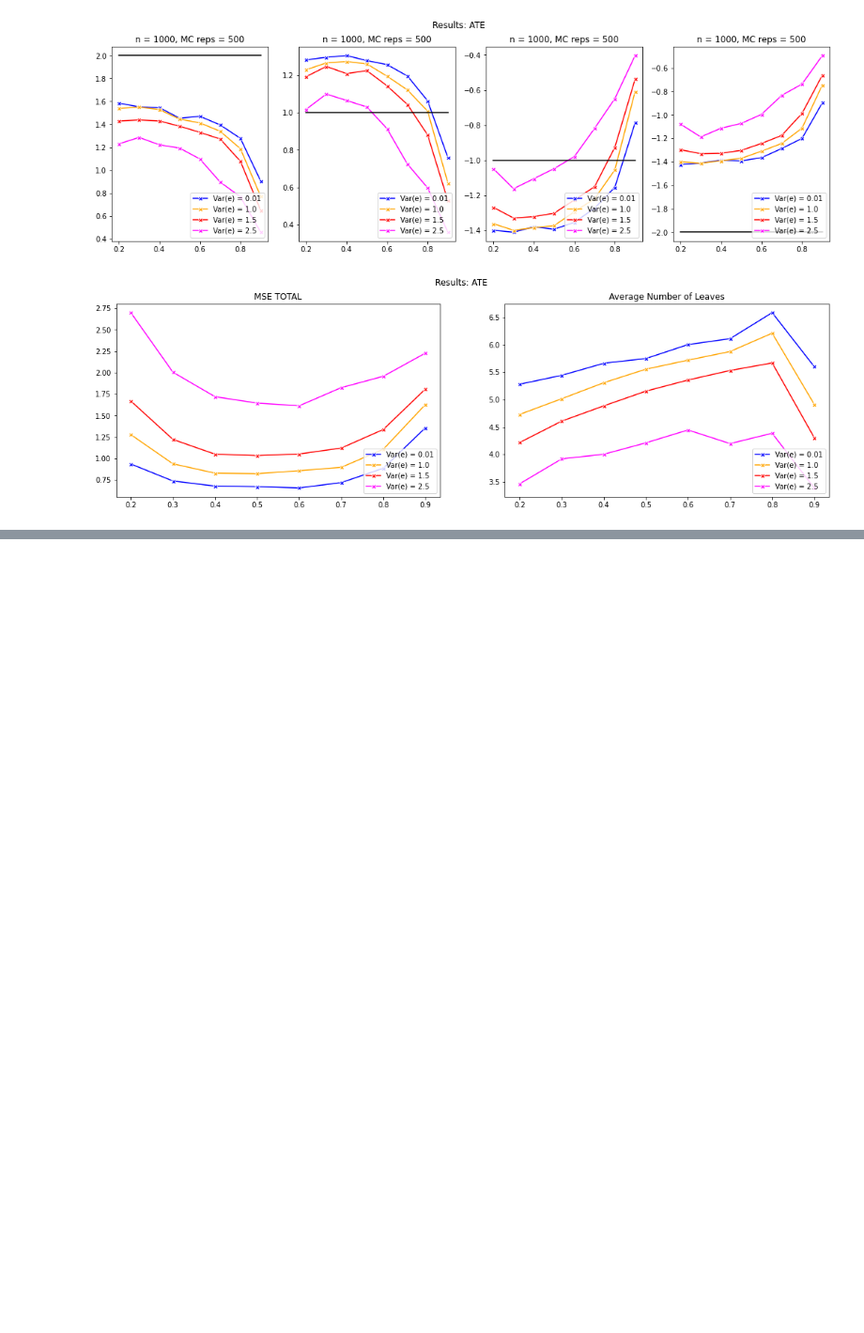
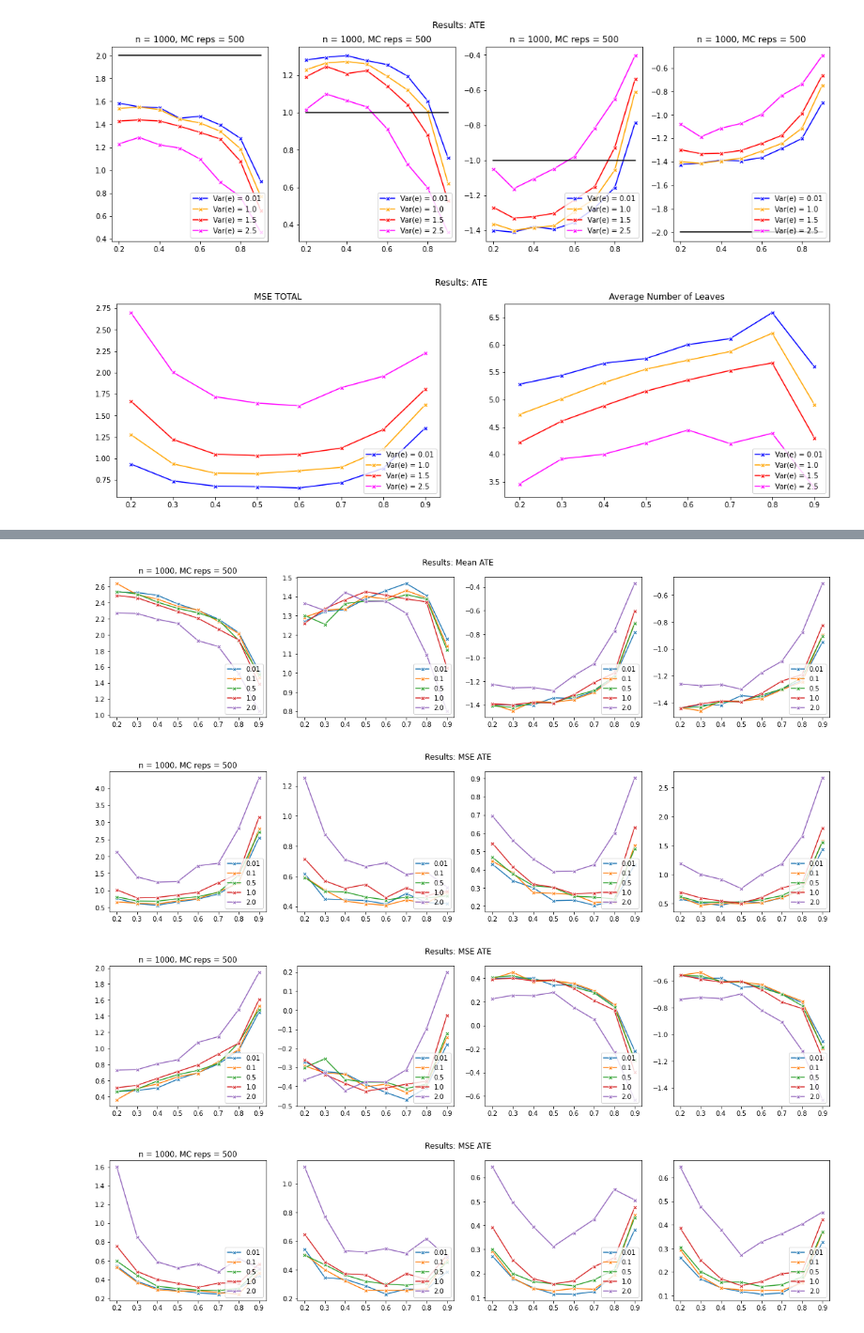
Before and after one commit to nominmar/codes1, a Jupyter notebook: CTL/present3.ipynb, the cells around one changed output, grey strips where cells are left out. Shown at 94% size. Cells and saved outputs as stored; diff of their text form; code cells hidden in the pictures; blank space fills up the shorter version.

```diff
--- a/CTL/present3.ipynb
+++ b/CTL/present3.ipynb
@@ -185,0 +219,61 @@ axes[1].title.set_text('Average Number of Leaves')
+# %%
+A = [[a1],[a2],[a3],[a4],[a5]]
+
+
+fig, axes = plt.subplots(1,4, figsize=(20, 4))
+fig.suptitle('Results: Mean ATE')
+for a in A:
+    at = a[0][0][0].reshape(8,4).transpose()
+#sns.lineplot(ax=axes[0], x=test_sizes, y=df9['MSE1'],  marker='X', dashes = True, color = 'Orange')
+    sns.lineplot(ax=axes[0], x=test_sizes, y=at[0],  marker='X', dashes = True)
+    sns.lineplot(ax=axes[1], x=test_sizes, y=at[1],  marker='X', dashes = True)
+    sns.lineplot(ax=axes[2], x=test_sizes, y=at[2],  marker='X', dashes = True)
+    sns.lineplot(ax=axes[3], x=test_sizes, y=at[3],  marker='X', dashes = True)
+    for i in range(4):
+        axes[i].legend(['0.01', '0.1', '0.5', '1.0', '2.0'], loc='lower right')
+    axes[0].title.set_text('n = 1000, MC reps = 500')
+
+
+fig, axes = plt.subplots(1,4, figsize=(20, 4))
+fig.suptitle('Results: MSE ATE')
+for a in A:
+    at = a[0][1][0].reshape(8,4).transpose()
+#sns.lineplot(ax=axes[0], x=test_sizes, y=df9['MSE1'],  marker='X', dashes = True, color = 'Orange')
+    sns.lineplot(ax=axes[0], x=test_sizes, y=at[0],  marker='X', dashes = True)
+    sns.lineplot(ax=axes[1], x=test_sizes, y=at[1],  marker='X', dashes = True)
+    sns.lineplot(ax=axes[2], x=test_sizes, y=at[2],  marker='X', dashes = True)
+    sns.lineplot(ax=axes[3], x=test_sizes, y=at[3],  marker='X', dashes = True)
+    for i in range(4):
+        axes[i].legend(['0.01', '0.1', '0.5', '1.0', '2.0'], loc='lower right')
+    axes[0].title.set_text('n = 1000, MC reps = 500')
+
+fig, axes = plt.subplots(1,4, figsize=(20, 4))
+fig.suptitle('Results: MSE ATE')
+for a in A:
+    at = a[0][2][0].reshape(8,4).transpose()
+#sns.lineplot(ax=axes[0], x=test_sizes, y=df9['MSE1'],  marker='X', dashes = True, color = 'Orange')
+    sns.lineplot(ax=axes[0], x=test_sizes, y=at[0],  marker='X', dashes = True)
+    sns.lineplot(ax=axes[1], x=test_sizes, y=at[1],  marker='X', dashes = True)
+    sns.lineplot(ax=axes[2], x=test_sizes, y=at[2],  marker='X', dashes = True)
+    sns.lineplot(ax=axes[3], x=test_sizes, y=at[3],  marker='X', dashes = True)
+    for i in range(4):
+        axes[i].legend(['0.01', '0.1', '0.5', '1.0', '2.0'], loc='lower right')
+    axes[0].title.set_text('n = 1000, MC reps = 500')
+
+fig, axes = plt.subplots(1,4, figsize=(20, 4))
+fig.suptitle('Results: MSE ATE')
+for a in A:
+    at = a[0][3][0].reshape(8,4).transpose()
+#sns.lineplot(ax=axes[0], x=test_sizes, y=df9['MSE1'],  marker='X', dashes = True, color = 'Orange')
+    sns.lineplot(ax=axes[0], x=test_sizes, y=at[0],  marker='X', dashes = True)
+    sns.lineplot(ax=axes[1], x=test_sizes, y=at[1],  marker='X', dashes = True)
+    sns.lineplot(ax=axes[2], x=test_sizes, y=at[2],  marker='X', dashes = True)
+    sns.lineplot(ax=axes[3], x=test_sizes, y=at[3],  marker='X', dashes = True)
+    for i in range(4):
+        axes[i].legend(['0.01', '0.1', '0.5', '1.0', '2.0'], loc='lower right')
+    axes[0].title.set_text('n = 1000, MC reps = 500')
+# %% [output]
+[figure, added]
+[figure, added]
+[figure, added]
+[figure, added]
```
Also changed, not shown: parts of 5 cells of this notebook, 3 other files.
